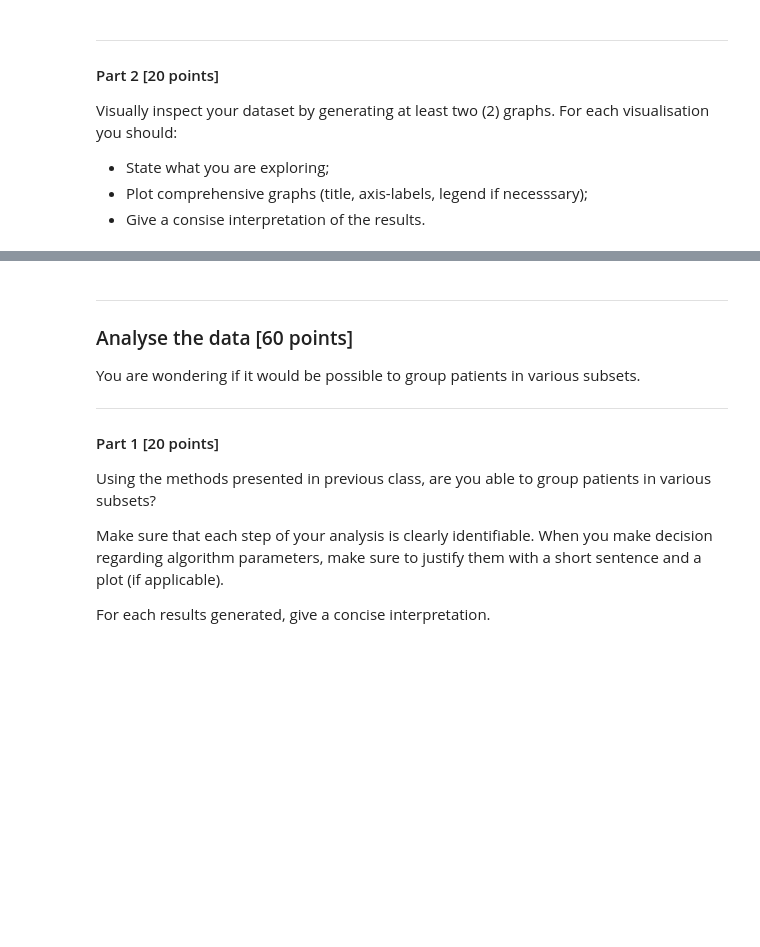
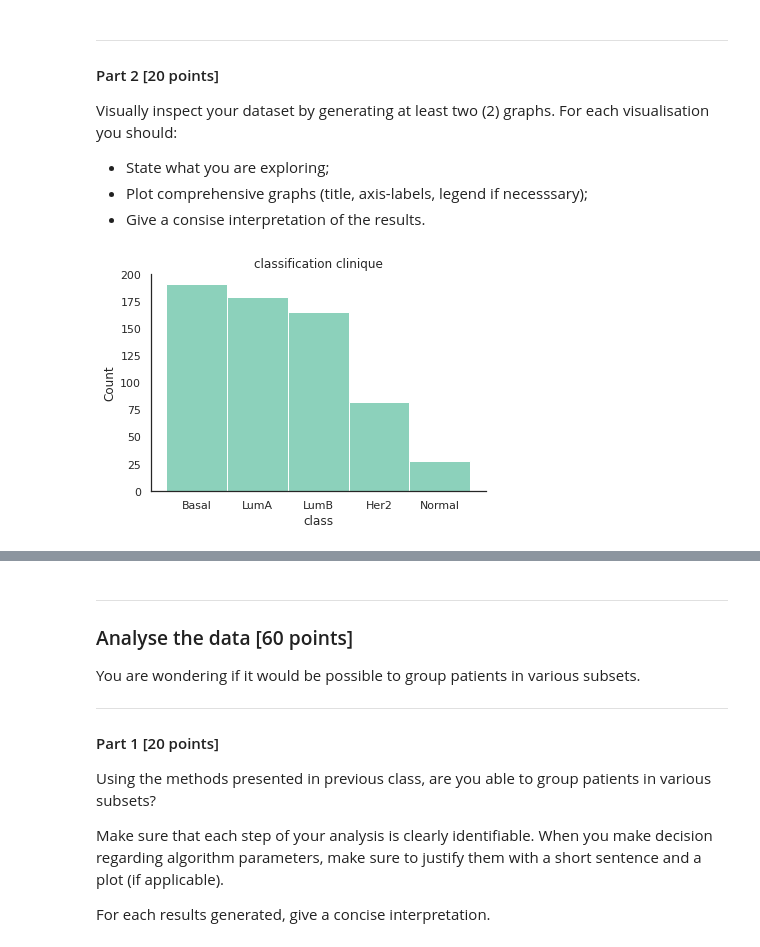
Before and after one commit to ChabotN/s22_data_analysis, a Jupyter notebook: data_analysis_3.ipynb, the cells around one changed output, grey strips where cells are left out. Saved outputs shown, nothing was run; the diff lists cells and outputs as text; code cells hidden in the pictures; blank space fills up the shorter version.

```diff
--- a/data_analysis_3.ipynb
+++ b/data_analysis_3.ipynb
@@ -208,4 +208,5 @@ You wonder if you can cluster patient, from their expression profil, by clinical
 # %% [markdown]
 ### Create a dataframe of the data
 # %%
-N = pd.read_csv('breast_cancer_expression.tsv',sep='/t',header=0)
+N = pd.read_csv('breast_cancer_expression.tsv',sep='\t',header=0)
+N.head()
@@ -212,2 +221,3 @@ N = pd.read_csv('breast_cancer_expression.tsv',sep='/t',header=0)
 # %%
-M = pd.read_csv('breast_cancer_subtype.tsv',sep='/t',header=0)
+M = pd.read_csv('breast_cancer_subtype.tsv',sep='\t',header=None)
+M.head()
@@ -223,0 +252,3 @@ Answer the following questions:
+# %%
+N.loc[:,'class']=M.iloc[:,0]
+N.head()
@@ -233,3 +272,11 @@ Visually inspect your dataset by generating at least two (2) graphs. For each vi
 * State what you are exploring;
 * Plot comprehensive graphs (title, axis-labels, legend if necesssary);
 * Give a consise interpretation of the results.
+# %%
+#Regarder la distribution de la classification clinique des patients
+# On peut voir qu'il y a plus de patient ayant une classification Basal et LumA que normal
+p=sns.histplot(N, x='class')
+p.set_title('classification clinique')
+sns.despine()
+# %% [output]
+[figure, added]
```
Also changed, not shown: parts of 12 cells of this notebook.
